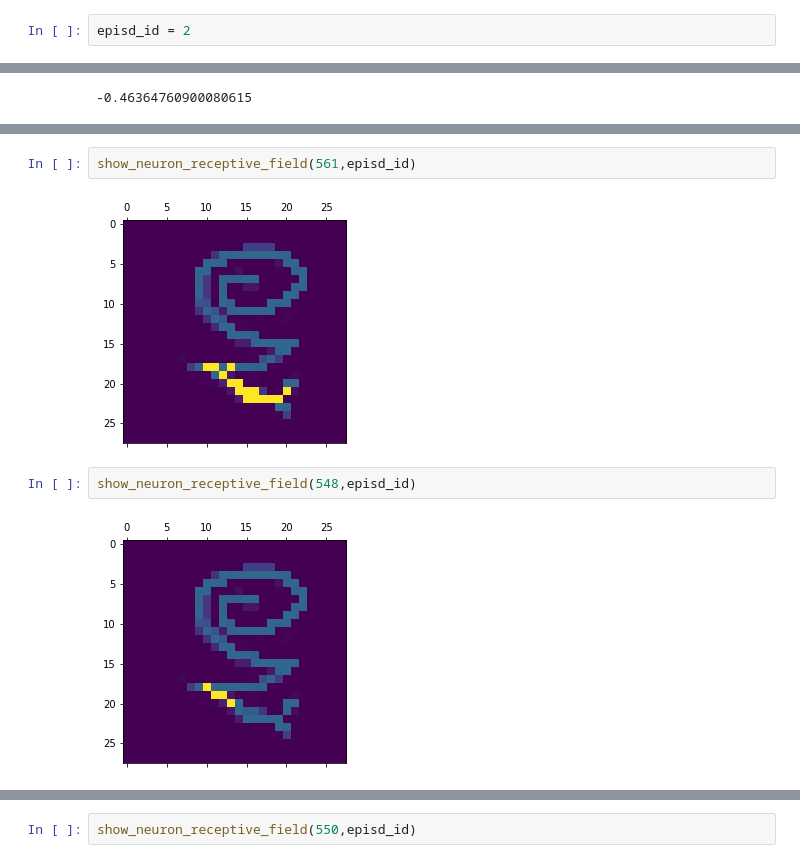
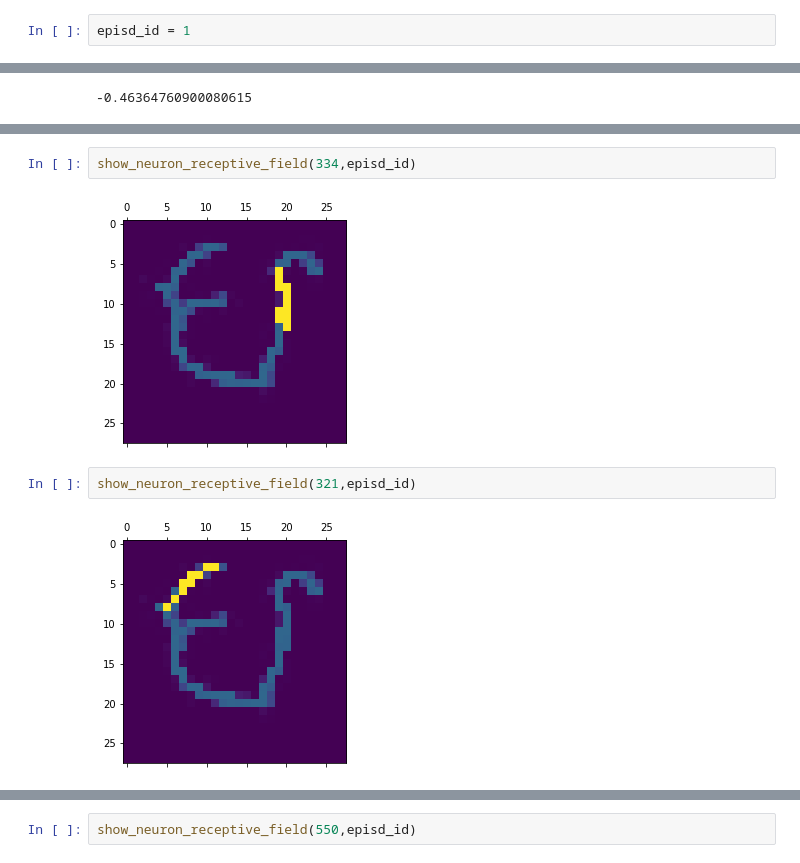
Before and after one commit to oliviermanette/metadl, a Jupyter notebook: starting_kit/sandbox_flod.ipynb, the cells around one changed output, grey strips where cells are left out. Cells and saved outputs as stored; diff of their text form.

```diff
--- a/starting_kit/sandbox_flod.ipynb
+++ b/starting_kit/sandbox_flod.ipynb
@@ -557,7 +642,7 @@ def show_receptive_field_id(neuron_idx2,int_id=0):
     print(current_neuron)
     plt.matshow(sub_matrix)
 # %%
-episd_id = 2
+episd_id = 1
 # %%
 # meta parameters
 SEUIL = 0.5
@@ -1041,8 +1218,8 @@ show_all_fields(episd_id,7)
 # %%
-show_neuron_receptive_field(561,episd_id)
+show_neuron_receptive_field(334,episd_id)
 # %% [output]
-[figure, old version]
+[figure, new version]
 # %%
-show_neuron_receptive_field(548,episd_id)
+show_neuron_receptive_field(321,episd_id)
 # %% [output]
-[figure, old version]
+[figure, new version]
```
Also changed, not shown: parts of 12 cells of this notebook.
